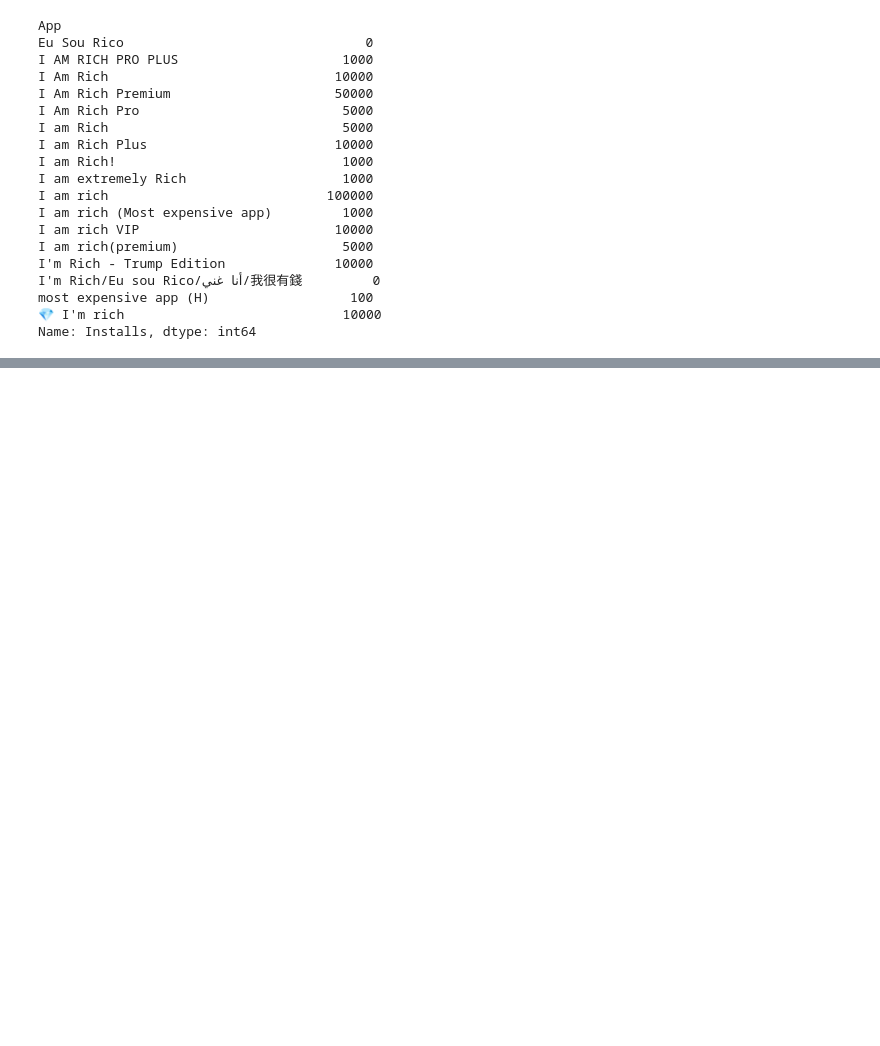
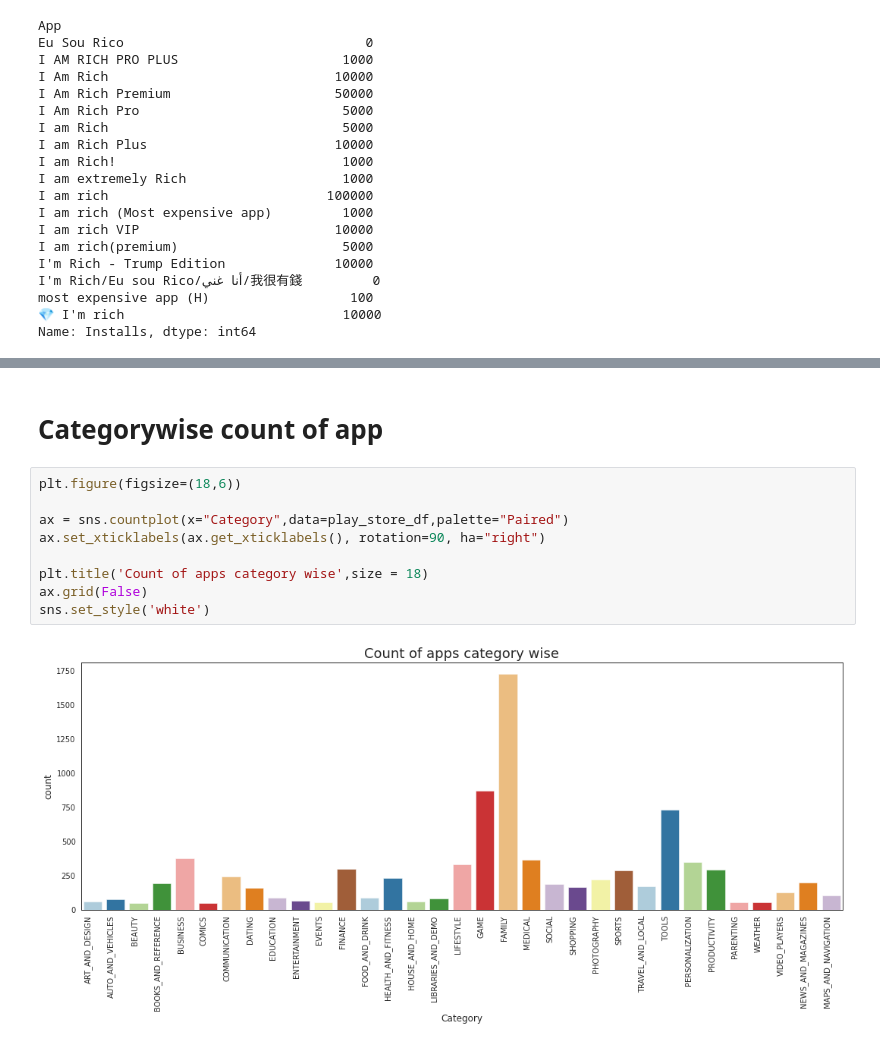
Before and after one commit to RishikaVerma21/Play-Store-Review-Analysis, a Jupyter notebook: Play_store_analysis_and_sentiment_analysis.ipynb, the cells around one changed output, grey strips where cells are left out. Drawn from its saved outputs; the diff is of its cells as text; blank space fills up the shorter version.

```diff
--- a/Play_store_analysis_and_sentiment_analysis.ipynb
+++ b/Play_store_analysis_and_sentiment_analysis.ipynb
@@ -550 +550,14 @@ rcParams['figure.figsize'] = 30,9
 <Figure size 2160x576 with 0 Axes>
+# %% [markdown]
+# Categorywise count of app
+# %%
+plt.figure(figsize=(18,6))
+
+ax = sns.countplot(x="Category",data=play_store_df,palette="Paired")
+ax.set_xticklabels(ax.get_xticklabels(), rotation=90, ha="right")
+
+plt.title('Count of apps category wise',size = 18)
+ax.grid(False)
+sns.set_style('white')
+# %% [output]
+[figure, added]
```
Also changed, not shown: parts of 10 cells of this notebook.
